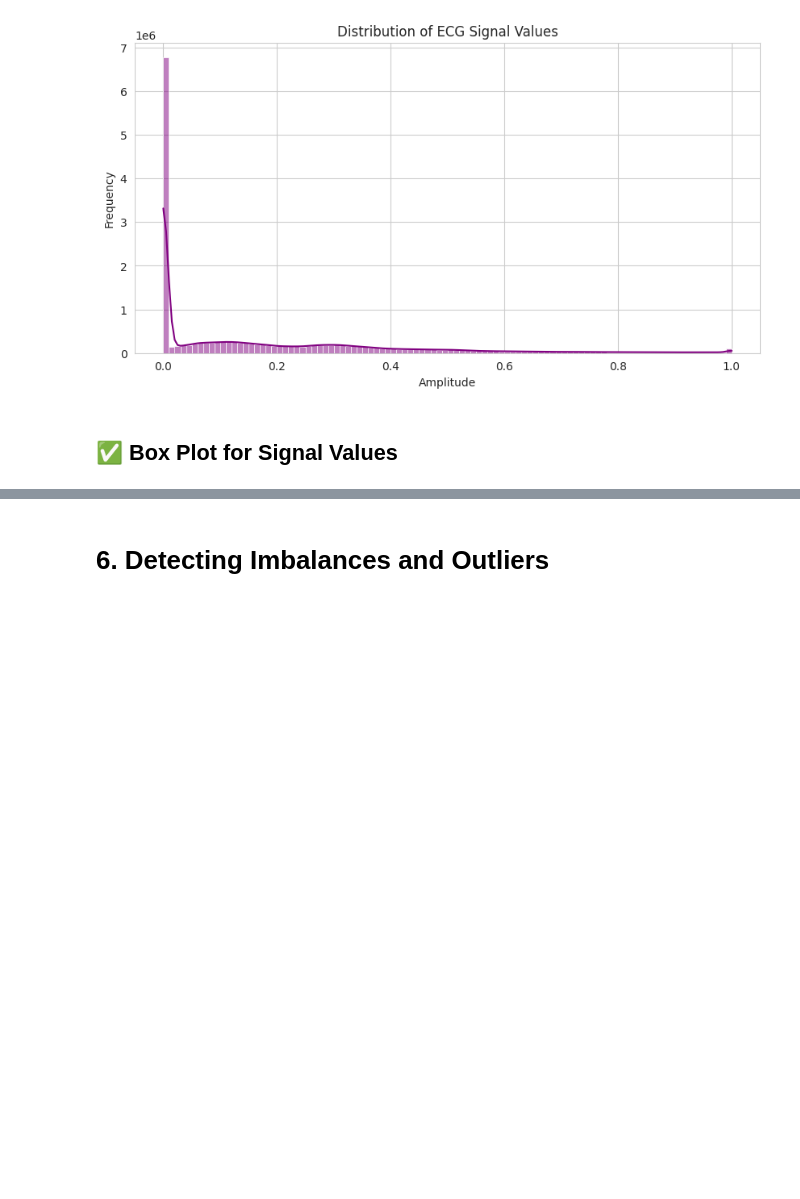
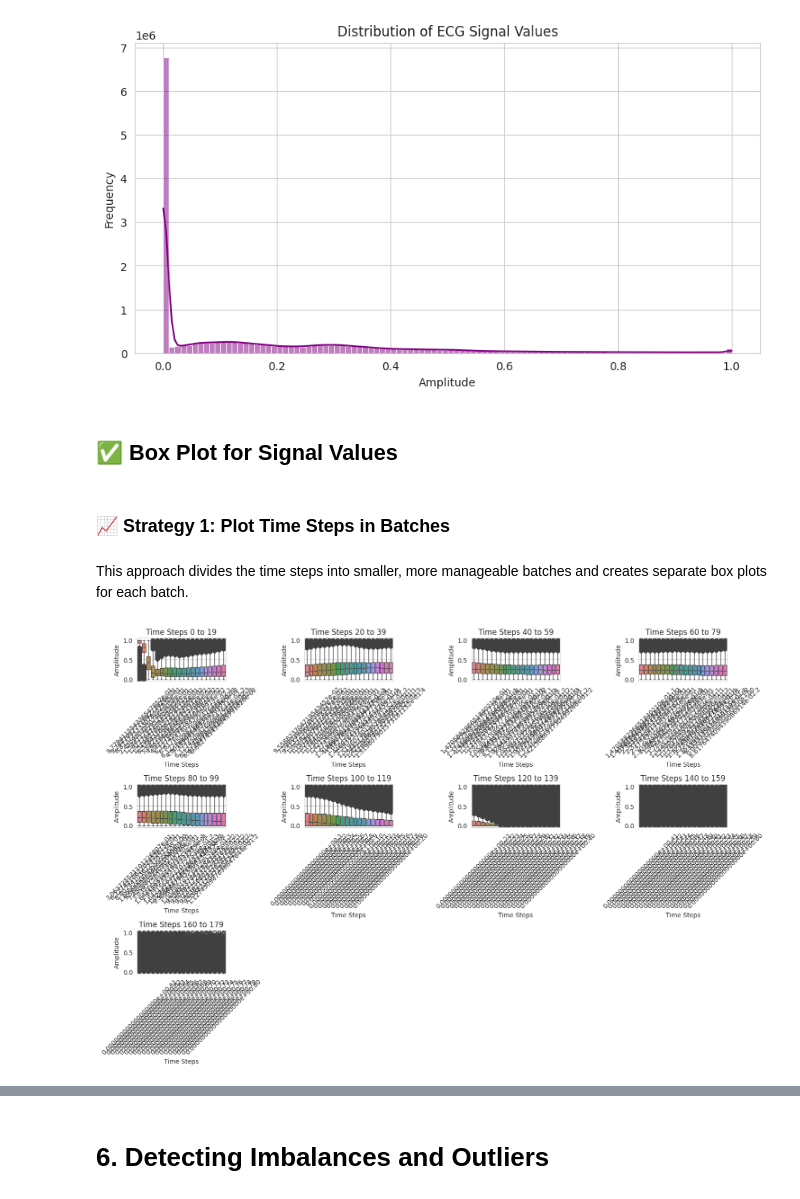
Before and after one commit to ancilcleetus/Time_Series_Project_01_ECG_Insight, a Jupyter notebook: notebooks/Kaggle_ECG_Heartbeat_Dataset_Exploration.ipynb, the cells around one changed output, grey strips where cells are left out. Saved outputs shown, nothing was run; the diff lists cells and outputs as text; code cells hidden in the pictures; blank space fills up the shorter version.

```diff
--- a/notebooks/Kaggle_ECG_Heartbeat_Dataset_Exploration.ipynb
+++ b/notebooks/Kaggle_ECG_Heartbeat_Dataset_Exploration.ipynb
@@ -274,3 +274,33 @@ plt.show()
 [figure]
 # %% [markdown]
 ## ✅ Box Plot for Signal Values
+# %% [markdown]
+### 📈 Strategy 1: Plot Time Steps in Batches
+# %% [markdown]
+This approach divides the time steps into smaller, more manageable batches and creates separate box plots for each batch.
+# %%
+import matplotlib.pyplot as plt
+import seaborn as sns
+
+# Number of time steps per batch
+batch_size = 20
+
+# Calculate the number of batches
+num_batches = train_df.shape[1] // batch_size
+
+# Plot box plots for each batch of time steps
+plt.figure(figsize=(15, 10))
+for i in range(num_batches):
+    start_col = i * batch_size
+    end_col = (i + 1) * batch_size
+    plt.subplot(3, 4, i + 1)  # Create a grid of subplots (3 rows, 4 columns)
+    sns.boxplot(data=train_df.iloc[:, start_col:end_col])
+    plt.title(f"Time Steps {start_col} to {end_col - 1}")
+    plt.xlabel("Time Steps")
+    plt.ylabel("Amplitude")
+    plt.xticks(rotation=45)  # Rotate x-axis labels for readability
+
+plt.tight_layout()
+plt.show()
+# %% [output]
+[figure, added]
```
Also changed, not shown: parts of 21 cells of this notebook.
